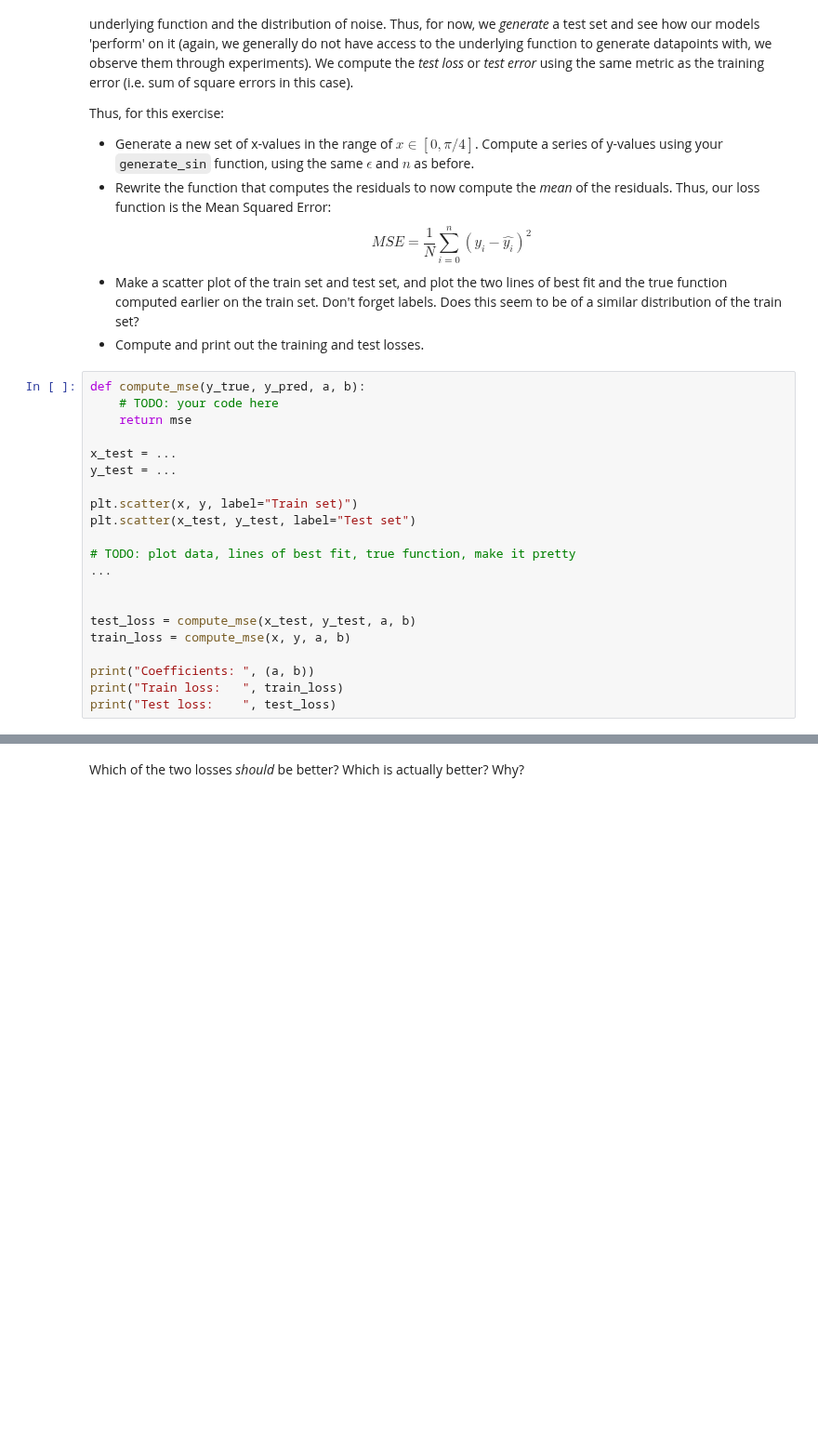
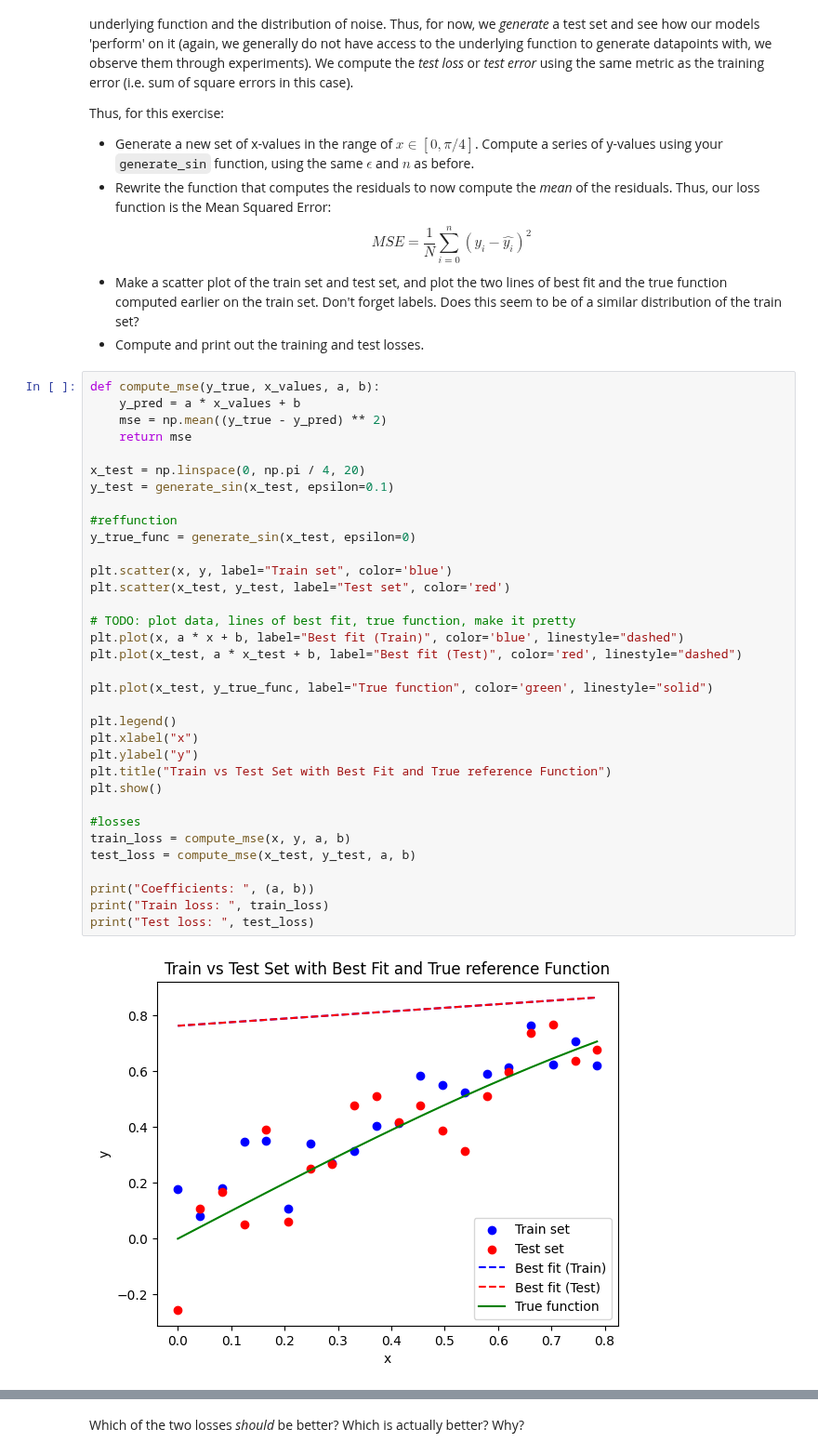
Before and after one commit to kamillaknudsen/tmdl, a Jupyter notebook: TMDL_2024_25_Assignment_1,_Qs_only.ipynb, the cells around one changed output, grey strips where cells are left out. Shown at 93% size. Drawn from its saved outputs; the diff is of its cells as text; blank space fills up the shorter version.

```diff
--- a/TMDL_2024_25_Assignment_1,_Qs_only.ipynb
+++ b/TMDL_2024_25_Assignment_1,_Qs_only.ipynb
@@ -210,23 +210,38 @@ $$MSE = \frac{1}{N} \sum_{i=0}^{n}(y_i-\hat{y_i})^2$$
 - Make a scatter plot of the train set and test set, and plot the two lines of best fit and the true function computed earlier on the train set. Don't forget labels. Does this seem to be of a similar distribution of the train set?
 - Compute and print out the training and test losses.
 # %%
-def compute_mse(y_true, y_pred, a, b):
-    # TODO: your code here
+def compute_mse(y_true, x_values, a, b):
+    y_pred = a * x_values + b
+    mse = np.mean((y_true - y_pred) ** 2)
     return mse
 
-x_test = ...
-y_test = ...
+x_test = np.linspace(0, np.pi / 4, 20)
+y_test = generate_sin(x_test, epsilon=0.1)
 
-plt.scatter(x, y, label="Train set)")
-plt.scatter(x_test, y_test, label="Test set")
+#reffunction
+y_true_func = generate_sin(x_test, epsilon=0)
+
+plt.scatter(x, y, label="Train set", color='blue')
+plt.scatter(x_test, y_test, label="Test set", color='red')
 
 # TODO: plot data, lines of best fit, true function, make it pretty
-...
+plt.plot(x, a * x + b, label="Best fit (Train)", color='blue', linestyle="dashed")
+plt.plot(x_test, a * x_test + b, label="Best fit (Test)", color='red', linestyle="dashed")
 
+plt.plot(x_test, y_true_func, label="True function", color='green', linestyle="solid")
 
+plt.legend()
+plt.xlabel("x")
+plt.ylabel("y")
+plt.title("Train vs Test Set with Best Fit and True reference Function")
+plt.show()
+
+#losses
+train_loss = compute_mse(x, y, a, b)
 test_loss = compute_mse(x_test, y_test, a, b)
-train_loss = compute_mse(x, y, a, b)
 
 print("Coefficients: ", (a, b))
-print("Train loss:   ", train_loss)
-print("Test loss:    ", test_loss)
+print("Train loss: ", train_loss)
+print("Test loss: ", test_loss)
+# %% [output]
+[figure, added]
```
Also changed, not shown: parts of 4 cells of this notebook.
